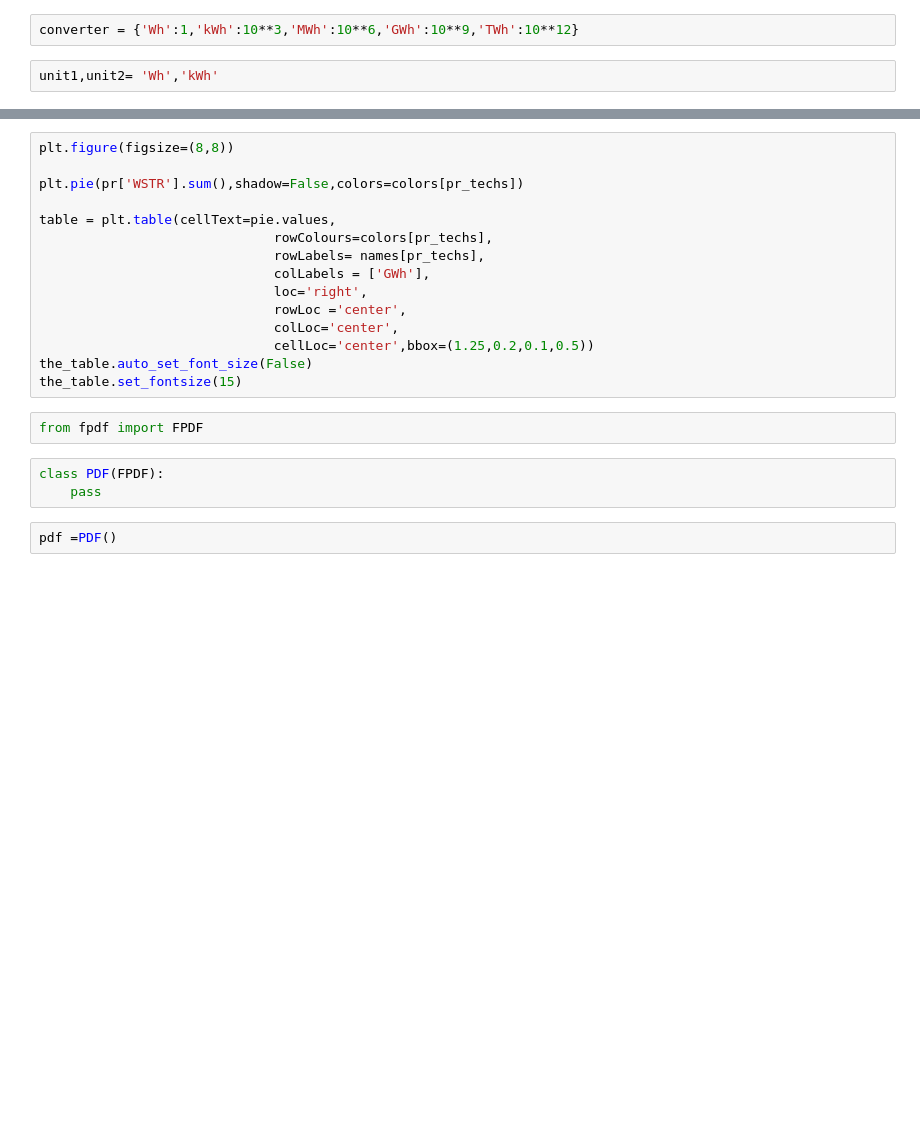
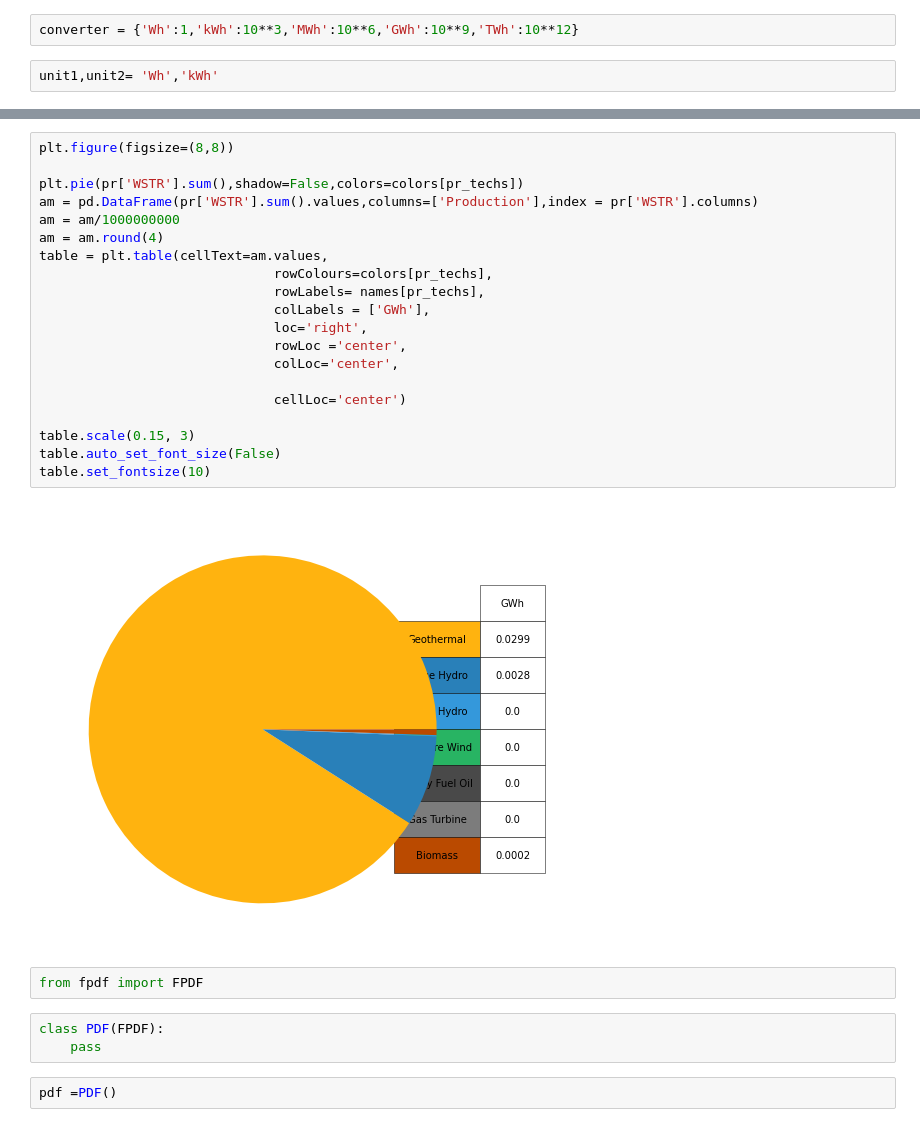
Before and after one commit to FEEM-Africa-REP/CIVICS, a Jupyter notebook: Calliope_Kenya/Models/4Nodes_No-Coffee/Kenya_2015_ICE_NB.ipynb, the cells around one changed output, grey strips where cells are left out. Cells and saved outputs as stored; diff of their text form; blank space fills up the shorter version.

```diff
--- a/Calliope_Kenya/Models/4Nodes_No-Coffee/Kenya_2015_ICE_NB.ipynb
+++ b/Calliope_Kenya/Models/4Nodes_No-Coffee/Kenya_2015_ICE_NB.ipynb
@@ -220,18 +315,25 @@ axs[1].tick_params(axis='x', rotation=70)
 # %%
 plt.figure(figsize=(8,8))
 
 plt.pie(pr['WSTR'].sum(),shadow=False,colors=colors[pr_techs])
-
-table = plt.table(cellText=pie.values,
+am = pd.DataFrame(pr['WSTR'].sum().values,columns=['Production'],index = pr['WSTR'].columns)
+am = am/1000000000
+am = am.round(4)
+table = plt.table(cellText=am.values,
                               rowColours=colors[pr_techs],
                               rowLabels= names[pr_techs],
                               colLabels = ['GWh'],
                               loc='right',
                               rowLoc ='center',
                               colLoc='center',
-                              cellLoc='center',bbox=(1.25,0.2,0.1,0.5))
-the_table.auto_set_font_size(False)
-the_table.set_fontsize(15)
+
+                              cellLoc='center')
+
+table.scale(0.15, 3)
+table.auto_set_font_size(False)
+table.set_fontsize(10)
+# %% [output]
+[figure, added]
 # %%
 from fpdf import FPDF
 # %%
```
Also changed, not shown: parts of 16 cells of this notebook, 6 other files.
